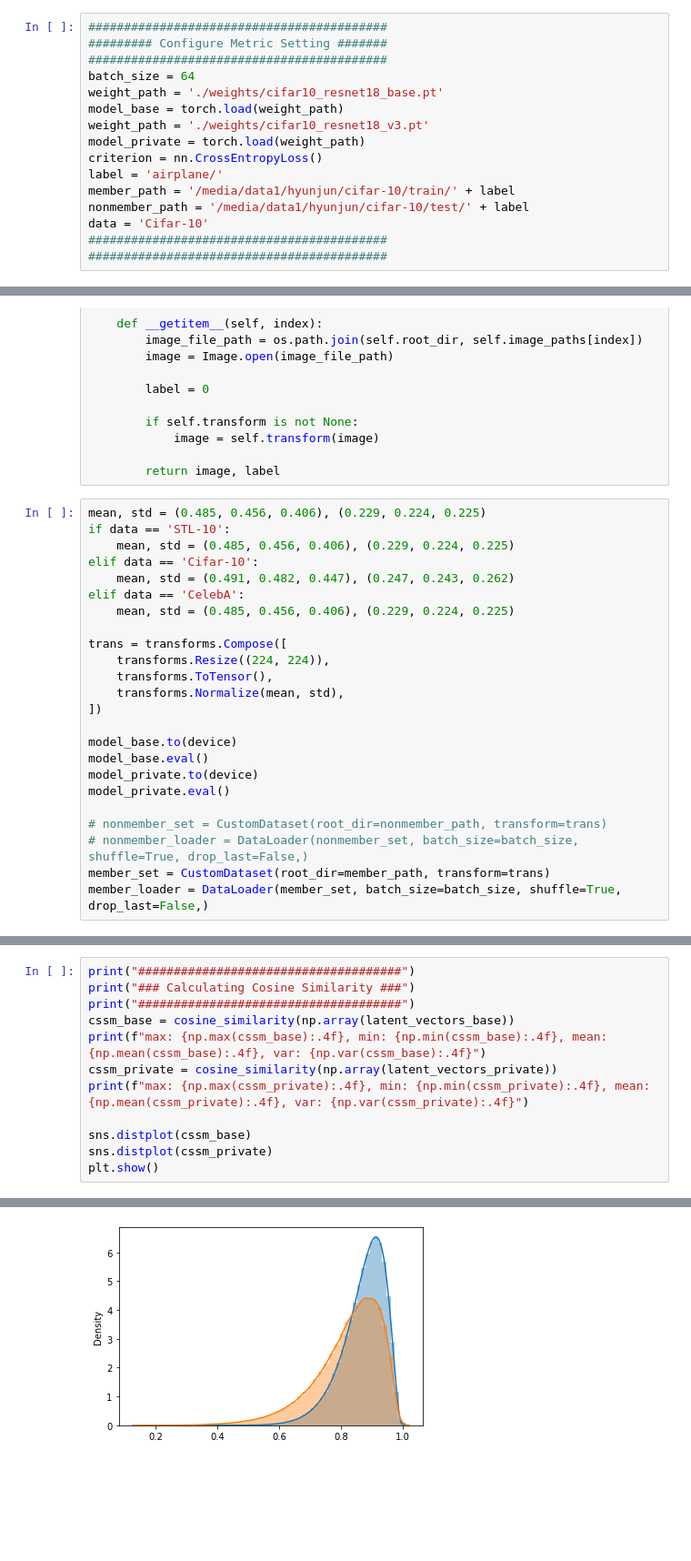
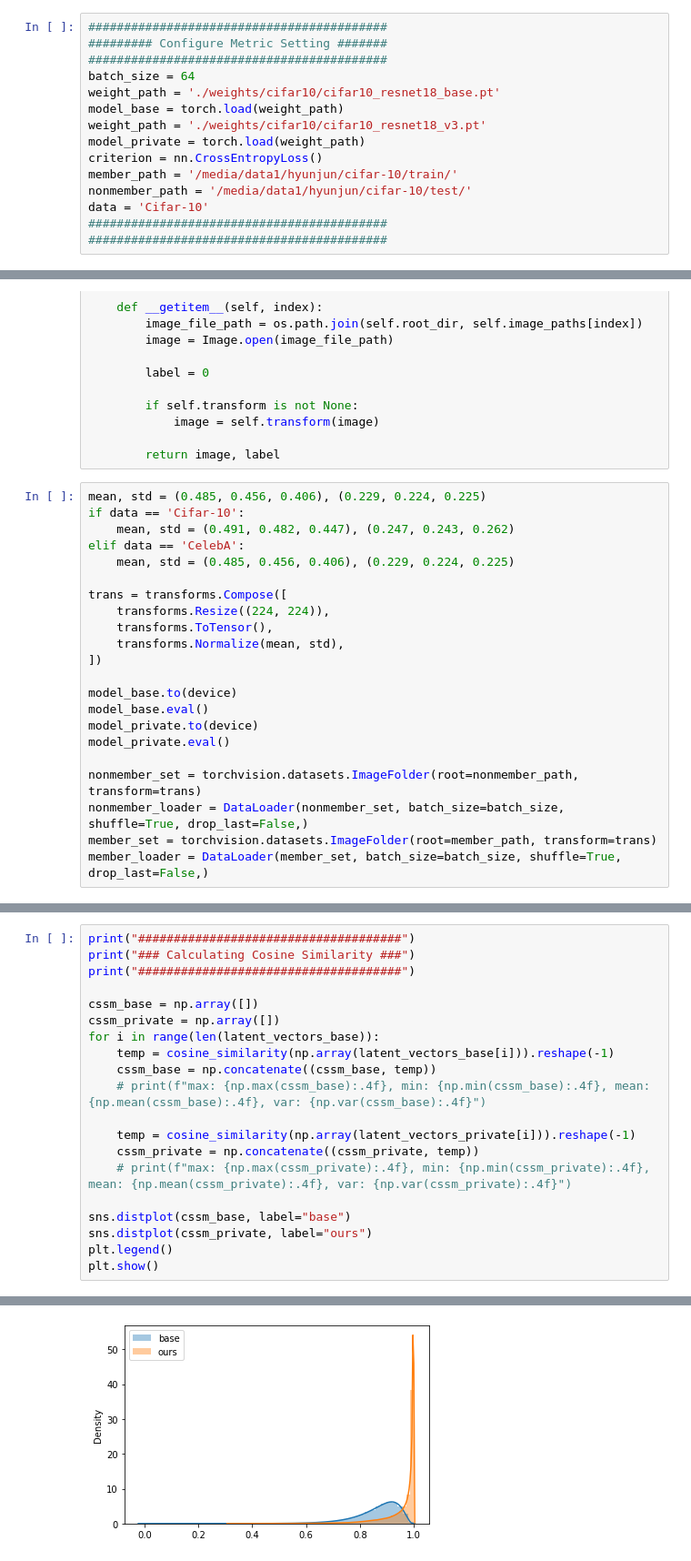
Before and after one commit to DASH-Lab/differential-dropout, a Jupyter notebook: metrics/distance_distribution.ipynb, the cells around one changed output, grey strips where cells are left out. Shown at 91% size. Drawn from its saved outputs; the diff is of its cells as text; blank space fills up the shorter version.

```diff
--- a/metrics/distance_distribution.ipynb
+++ b/metrics/distance_distribution.ipynb
@@ -30,14 +30,13 @@ device = torch.device('cuda' if torch.cuda.is_available() else 'cpu')
 ######### Configure Metric Setting #######
 ##########################################
 batch_size = 64
-weight_path = './weights/cifar10_resnet18_base.pt'
+weight_path = './weights/cifar10/cifar10_resnet18_base.pt'
 model_base = torch.load(weight_path)
-weight_path = './weights/cifar10_resnet18_v3.pt'
+weight_path = './weights/cifar10/cifar10_resnet18_v3.pt'
 model_private = torch.load(weight_path)
 criterion = nn.CrossEntropyLoss()
-label = 'airplane/'
-member_path = '/media/data1/hyunjun/cifar-10/train/' + label
-nonmember_path = '/media/data1/hyunjun/cifar-10/test/' + label
+member_path = '/media/data1/hyunjun/cifar-10/train/'
+nonmember_path = '/media/data1/hyunjun/cifar-10/test/'
 data = 'Cifar-10'
 ##########################################
 ##########################################
@@ -66,9 +65,7 @@ class CustomDataset(Dataset):
         return image, label
 # %%
 mean, std = (0.485, 0.456, 0.406), (0.229, 0.224, 0.225)
-if data == 'STL-10':
-    mean, std = (0.485, 0.456, 0.406), (0.229, 0.224, 0.225)
-elif data == 'Cifar-10':
+if data == 'Cifar-10':
     mean, std = (0.491, 0.482, 0.447), (0.247, 0.243, 0.262)
 elif data == 'CelebA':
     mean, std = (0.485, 0.456, 0.406), (0.229, 0.224, 0.225)
@@ -84,8 +81,8 @@ model_base.eval()
 model_private.to(device)
 model_private.eval()
 
-# nonmember_set = CustomDataset(root_dir=nonmember_path, transform=trans)
-# nonmember_loader = DataLoader(nonmember_set, batch_size=batch_size, shuffle=True, drop_last=False,)
-member_set = CustomDataset(root_dir=member_path, transform=trans)
+nonmember_set = torchvision.datasets.ImageFolder(root=nonmember_path, transform=trans)
+nonmember_loader = DataLoader(nonmember_set, batch_size=batch_size, shuffle=True, drop_last=False,)
+member_set = torchvision.datasets.ImageFolder(root=member_path, transform=trans)
 member_loader = DataLoader(member_set, batch_size=batch_size, shuffle=True, drop_last=False,)
 # %%
@@ -108,13 +121,21 @@ with torch.no_grad():
 print("#####################################")
 print("### Calculating Cosine Similarity ###")
 print("#####################################")
-cssm_base = cosine_similarity(np.array(latent_vectors_base))
-print(f"max: {np.max(cssm_base):.4f}, min: {np.min(cssm_base):.4f}, mean: {np.mean(cssm_base):.4f}, var: {np.var(cssm_base):.4f}")
-cssm_private = cosine_similarity(np.array(latent_vectors_private))
-print(f"max: {np.max(cssm_private):.4f}, min: {np.min(cssm_private):.4f}, mean: {np.mean(cssm_private):.4f}, var: {np.var(cssm_private):.4f}")
 
-sns.distplot(cssm_base)
-sns.distplot(cssm_private)
+cssm_base = np.array([])
+cssm_private = np.array([])
+for i in range(len(latent_vectors_base)):
+    temp = cosine_similarity(np.array(latent_vectors_base[i])).reshape(-1)
+    cssm_base = np.concatenate((cssm_base, temp))
+    # print(f"max: {np.max(cssm_base):.4f}, min: {np.min(cssm_base):.4f}, mean: {np.mean(cssm_base):.4f}, var: {np.var(cssm_base):.4f}")
+
+    temp = cosine_similarity(np.array(latent_vectors_private[i])).reshape(-1)
+    cssm_private = np.concatenate((cssm_private, temp))
+    # print(f"max: {np.max(cssm_private):.4f}, min: {np.min(cssm_private):.4f}, mean: {np.mean(cssm_private):.4f}, var: {np.var(cssm_private):.4f}")
+
+sns.distplot(cssm_base, label="base")
+sns.distplot(cssm_private, label="ours")
+plt.legend()
 plt.show()
 # %% [output]
 #####################################
@@ -144,4 +161,4 @@ https://gist.github.com/mwaskom/de44147ed2974457ad6372750bbe5751
-[figure, old version]
+[figure, new version]
 # %%
 print("#####################################")
 print("## Calculating Euclidean Distance ###")
```
Also changed, not shown: parts of 6 cells of this notebook, 7 other files.
